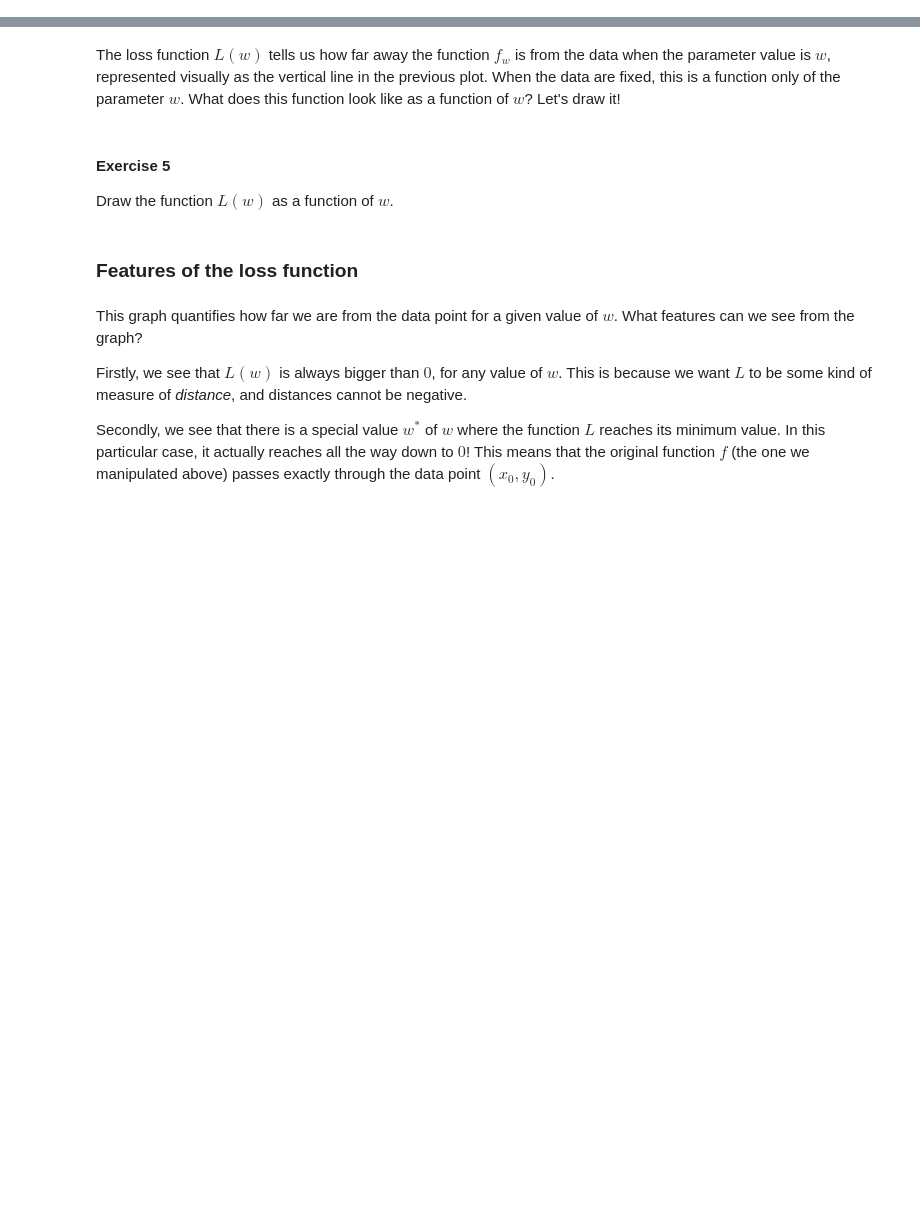
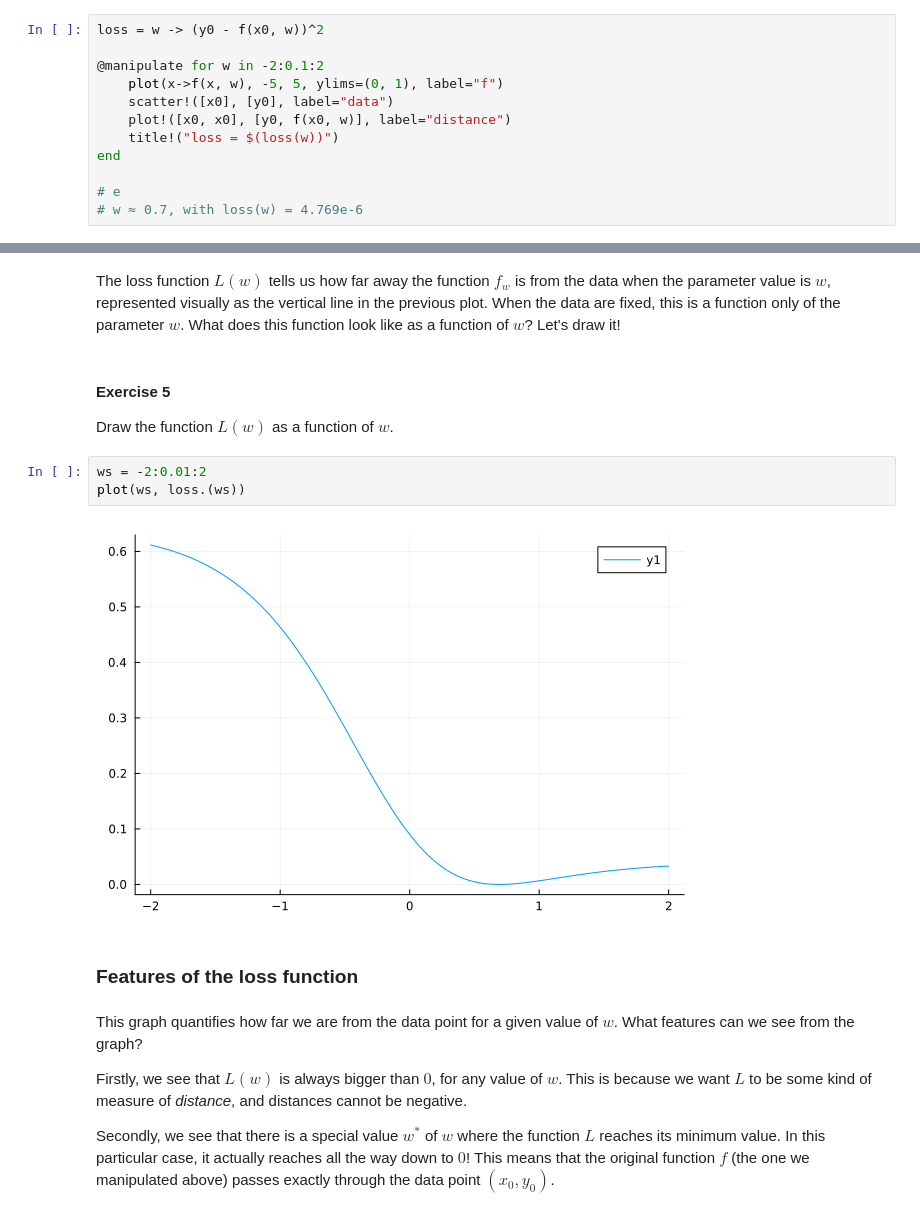
Before and after one commit to jesse-wei/JuliaTutorials, a Jupyter notebook: introductory-tutorials/broader-topics-and-ecosystem/intro-to-ml/06. Tools - Adding a function parameter.ipynb, the cells around one changed output, grey strips where cells are left out. Saved outputs shown, nothing was run; the diff lists cells and outputs as text; blank space fills up the shorter version.

```diff
--- a/introductory-tutorials/broader-topics-and-ecosystem/intro-to-ml/06. Tools - Adding a function parameter.ipynb
+++ b/introductory-tutorials/broader-topics-and-ecosystem/intro-to-ml/06. Tools - Adding a function parameter.ipynb
@@ -124,3 +142,15 @@ So the goal is to find the value $w^*$ of $w$ where the loss function is *least*
 (d) Add as the plot title the value of the loss function for the current value of $w$.
 
 (e) Use the slider to find the value $w^*$ of $w$ for which the loss function reaches its minimum value. What is $w^*$? What is the value of the loss function there, $L(w^*)$?
+# %%
+loss = w -> (y0 - f(x0, w))^2
+
+@manipulate for w in -2:0.1:2
+    plot(x->f(x, w), -5, 5, ylims=(0, 1), label="f")
+    scatter!([x0], [y0], label="data")
+    plot!([x0, x0], [y0, f(x0, w)], label="distance")
+    title!("loss = $(loss(w))")
+end
+
+# e
+# w ≈ 0.7, with loss(w) = 4.769e-6
@@ -132,6 +164,11 @@ The loss function $L(w)$ tells us how far away the function $f_w$ is from the da
 #### Exercise 5
 
 Draw the function $L(w)$ as a function of $w$.
+# %%
+ws = -2:0.01:2
+plot(ws, loss.(ws))
+# %% [output]
+[figure, added]
 # %% [markdown]
 ### Features of the loss function
 # %% [markdown]
```
Also changed, not shown: parts of 11 cells of this notebook, 2 other files.
